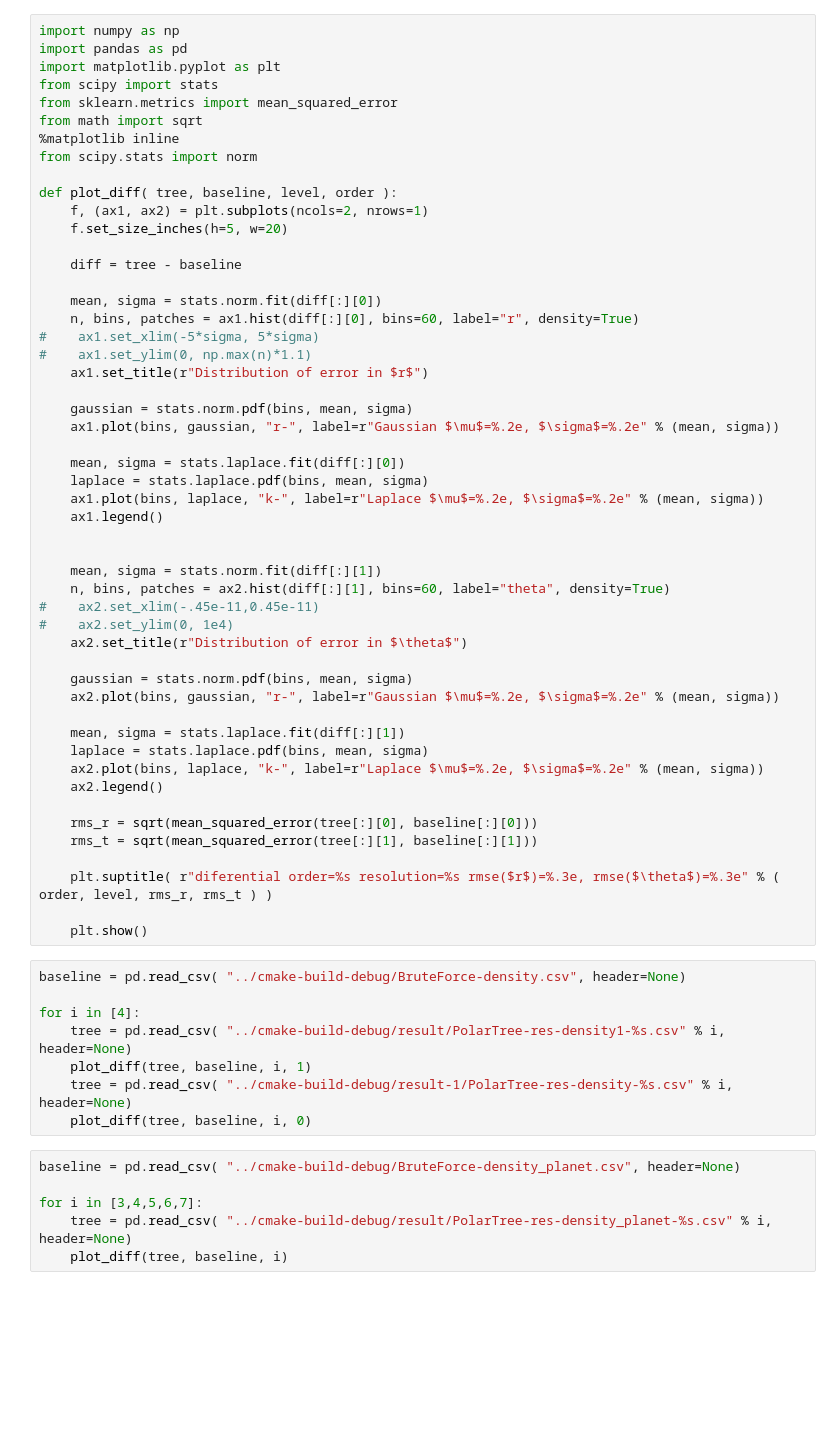
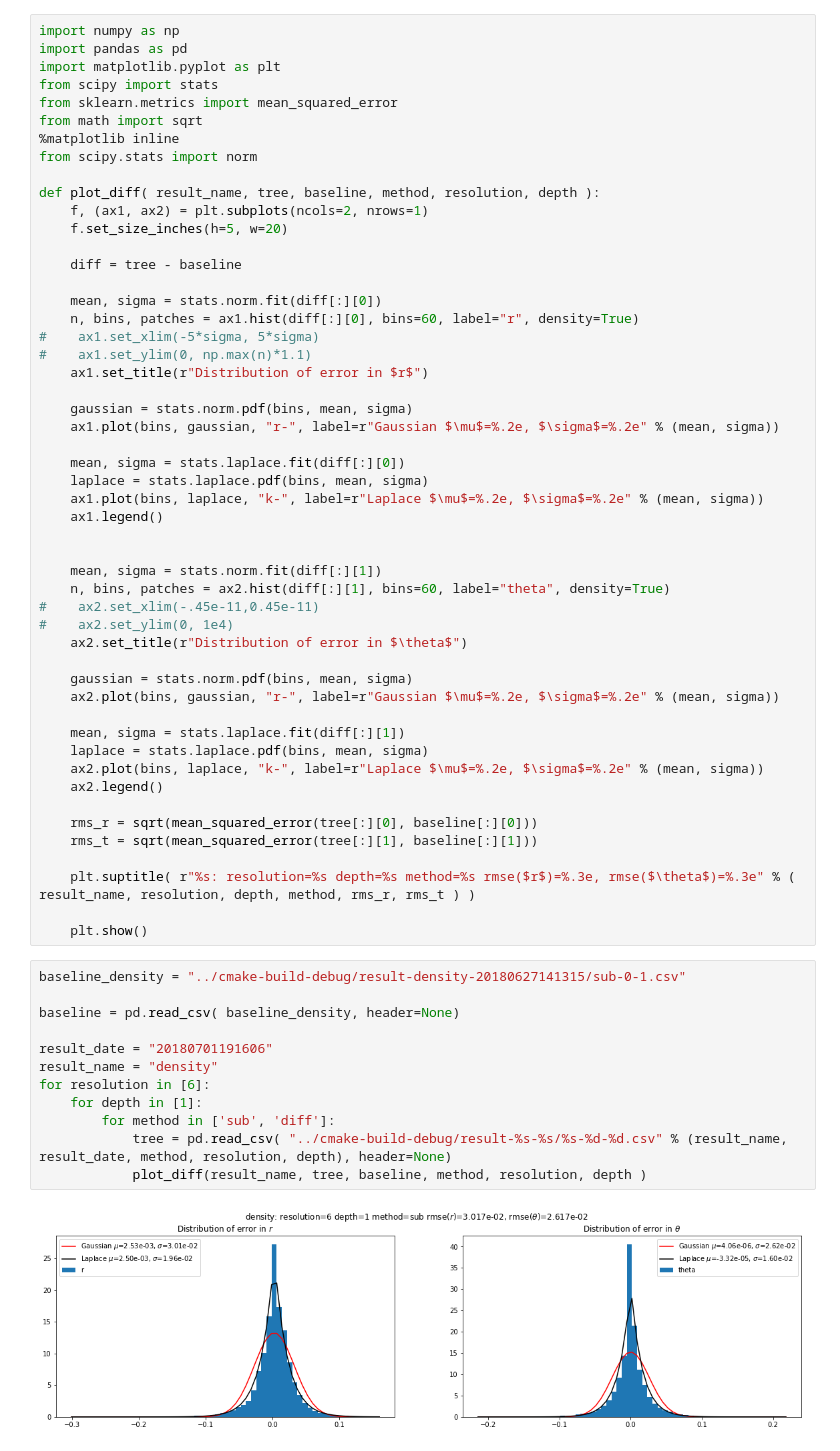
Before and after one commit to spiderdaddy/CSII, a Jupyter notebook: python/Plot-Errors.ipynb, the cells around one changed output. Cells and saved outputs as stored; diff of their text form; blank space fills up the shorter version.

```diff
--- a/python/Plot-Errors.ipynb
+++ b/python/Plot-Errors.ipynb
@@ -8,7 +8,7 @@ from math import sqrt
 %matplotlib inline
 from scipy.stats import norm
 
-def plot_diff( tree, baseline, level, order ):
+def plot_diff( result_name, tree, baseline, method, resolution, depth ):
     f, (ax1, ax2) = plt.subplots(ncols=2, nrows=1)
     f.set_size_inches(h=5, w=20)
 
@@ -46,20 +46,20 @@ def plot_diff( tree, baseline, level, order ):
     rms_r = sqrt(mean_squared_error(tree[:][0], baseline[:][0]))
     rms_t = sqrt(mean_squared_error(tree[:][1], baseline[:][1]))
 
-    plt.suptitle( r"diferential order=%s resolution=%s rmse($r$)=%.3e, rmse($\theta$)=%.3e" % ( order, level, rms_r, rms_t ) )
+    plt.suptitle( r"%s: resolution=%s depth=%s method=%s rmse($r$)=%.3e, rmse($\theta$)=%.3e" % ( result_name, resolution, depth, method, rms_r, rms_t ) )
 
     plt.show()
-# %%
-baseline = pd.read_csv( "../cmake-build-debug/BruteForce-density.csv", header=None)
-
-for i in [4]:
-    tree = pd.read_csv( "../cmake-build-debug/result/PolarTree-res-density1-%s.csv" % i, header=None)
-    plot_diff(tree, baseline, i, 1)
-    tree = pd.read_csv( "../cmake-build-debug/result-1/PolarTree-res-density-%s.csv" % i, header=None)
-    plot_diff(tree, baseline, i, 0)
 # %%
-baseline = pd.read_csv( "../cmake-build-debug/BruteForce-density_planet.csv", header=None)
+baseline_density = "../cmake-build-debug/result-density-20180627141315/sub-0-1.csv"
 
-for i in [3,4,5,6,7]:
-    tree = pd.read_csv( "../cmake-build-debug/result/PolarTree-res-density_planet-%s.csv" % i, header=None)
-    plot_diff(tree, baseline, i)
+baseline = pd.read_csv( baseline_density, header=None)
+
+result_date = "20180701191606"
+result_name = "density"
+for resolution in [6]:
+    for depth in [1]:
+        for method in ['sub', 'diff']:
+            tree = pd.read_csv( "../cmake-build-debug/result-%s-%s/%s-%d-%d.csv" % (result_name, result_date, method, resolution, depth), header=None)
+            plot_diff(result_name, tree, baseline, method, resolution, depth )
+# %% [output]
+[figure, added]
```
Also changed, not shown: parts of 2 cells of this notebook, 10 other files.
